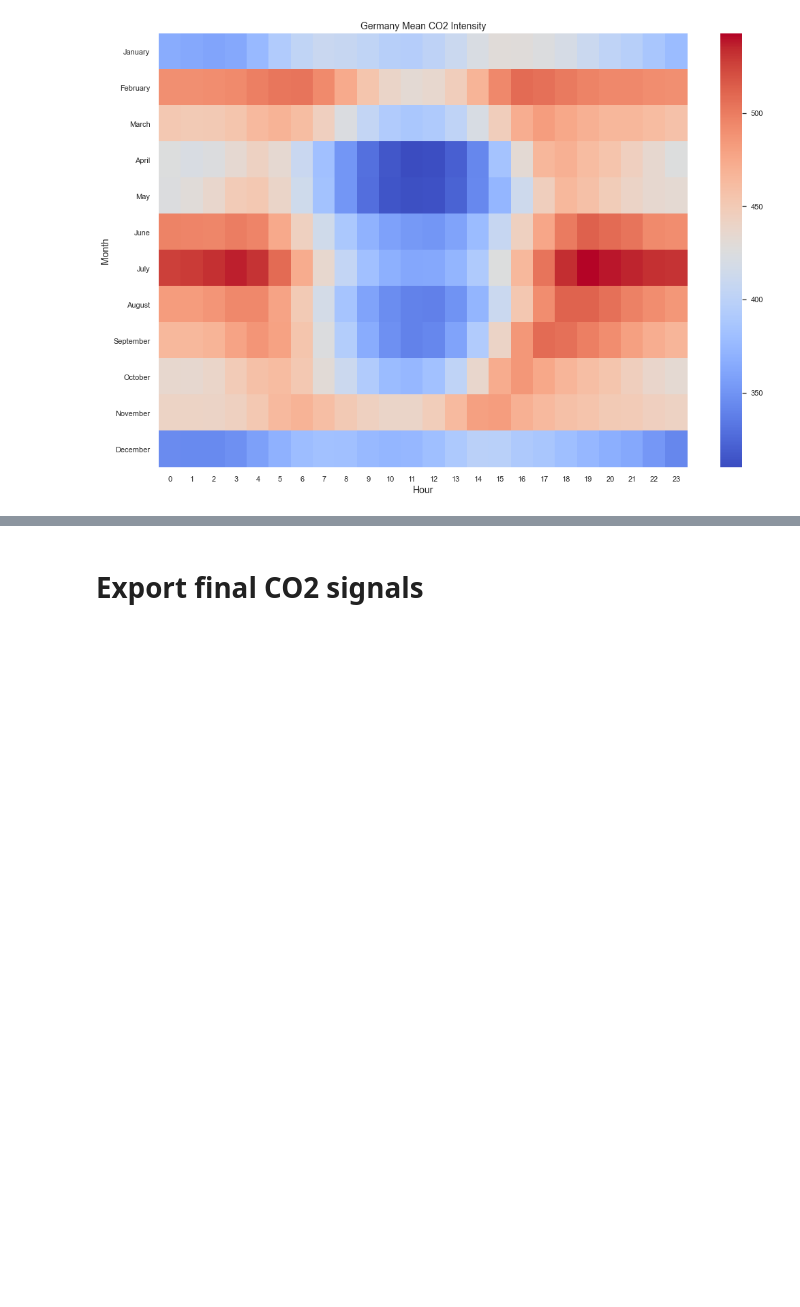
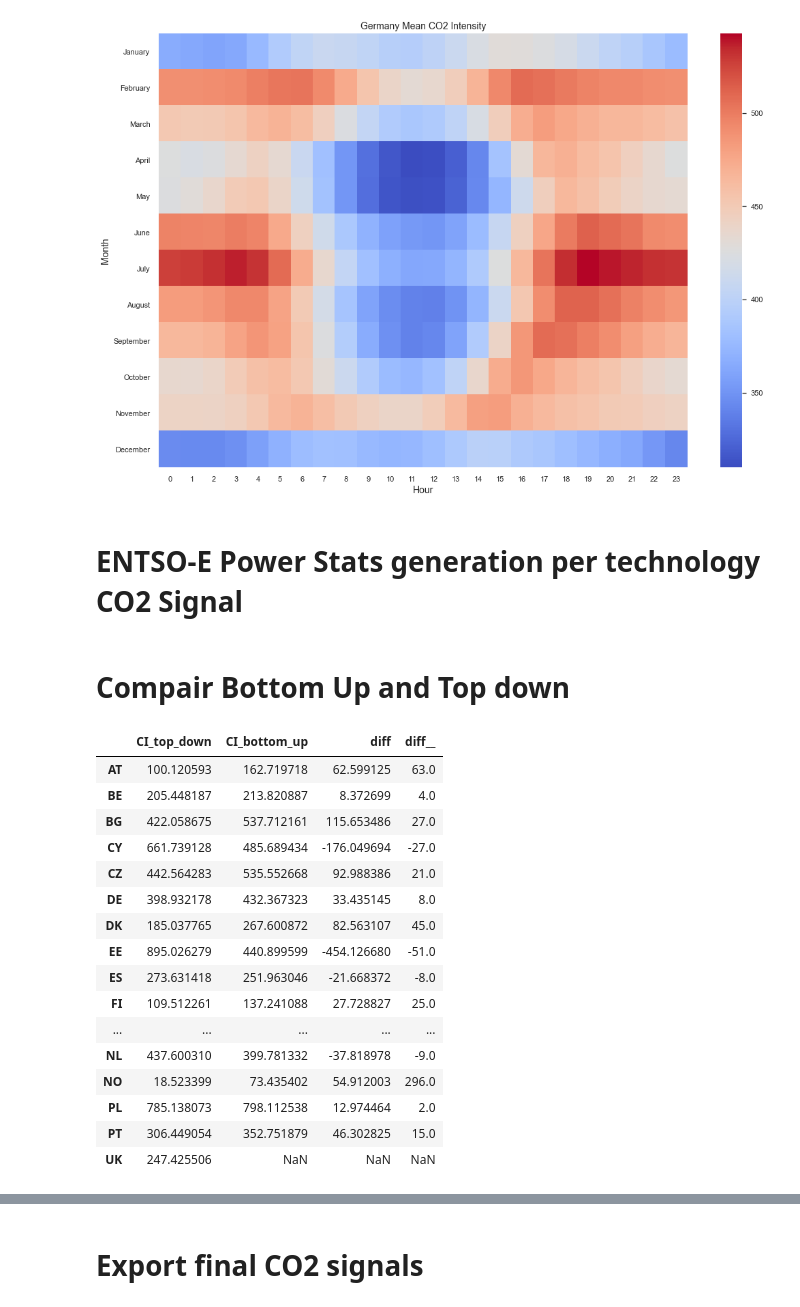
Before and after one commit to INATECH-CIG/CO2_emissions_factors, a Jupyter notebook: CO2 Signals.ipynb, the cells around one changed output, grey strips where cells are left out. Drawn from its saved outputs; the diff is of its cells as text; code cells hidden in the pictures; blank space fills up the shorter version.

Commit message:
CO2_signal_update

```diff
--- a/CO2 Signals.ipynb
+++ b/CO2 Signals.ipynb
@@ -797,3 +797,5 @@ plt.title("Germany Mean CO2 Intensity", size=14)
 plt.tight_layout()
 # %% [output]
 [figure]
+# %% [markdown]
+# ENTSO-E Power Stats generation per technology CO2 Signal
@@ -799,0 +817,31 @@ plt.tight_layout()
+# %% [markdown]
+# Compair Bottom Up and Top down
+# %%
+CI_top_down = pd.read_csv(os.path.join(processed_directory_path,'CI_top_down_methode.csv'), index_col=0)
+# %%
+CI_compar = pd.DataFrame()
+CI_compar['CI_top_down'] = CI_top_down.loc[2018]
+CI_compar['CI_bottom_up'] = Carbon_intensitiy_entsoe_gen_type.mean()
+CI_compar['diff'] =CI_compar['CI_bottom_up'] -  CI_compar['CI_top_down']
+
+CI_compar['diff__'] = round((100 / CI_compar['CI_top_down']) * CI_compar['diff'])
+# %%
+CI_compar
+# %% [output]
+|  | CI_top_down | CI_bottom_up | diff | diff__ |
+| AT | 100.120593 | 162.719718 | 62.599125 | 63.0 |
+| BE | 205.448187 | 213.820887 | 8.372699 | 4.0 |
+| BG | 422.058675 | 537.712161 | 115.653486 | 27.0 |
+| CY | 661.739128 | 485.689434 | -176.049694 | -27.0 |
+| CZ | 442.564283 | 535.552668 | 92.988386 | 21.0 |
+| DE | 398.932178 | 432.367323 | 33.435145 | 8.0 |
+| DK | 185.037765 | 267.600872 | 82.563107 | 45.0 |
+| EE | 895.026279 | 440.899599 | -454.126680 | -51.0 |
+| ES | 273.631418 | 251.963046 | -21.668372 | -8.0 |
+| FI | 109.512261 | 137.241088 | 27.728827 | 25.0 |
+| ... | ... | ... | ... | ... |
+| NL | 437.600310 | 399.781332 | -37.818978 | -9.0 |
+| NO | 18.523399 | 73.435402 | 54.912003 | 296.0 |
+| PL | 785.138073 | 798.112538 | 12.974464 | 2.0 |
+| PT | 306.449054 | 352.751879 | 46.302825 | 15.0 |
+| UK | 247.425506 | NaN | NaN | NaN |
```
Also changed, not shown: parts of 3 cells of this notebook.
